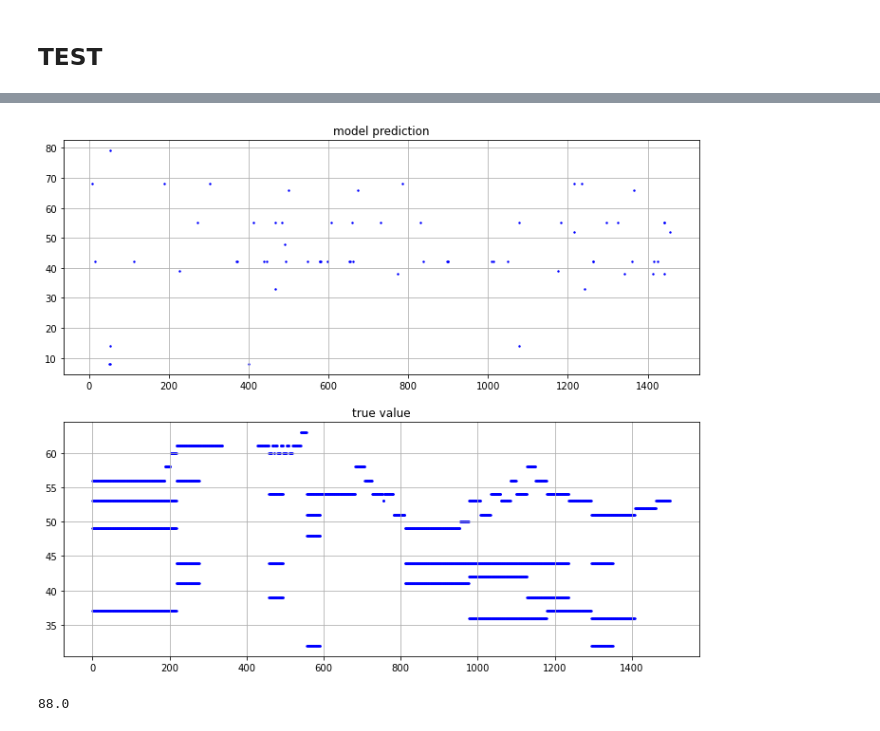
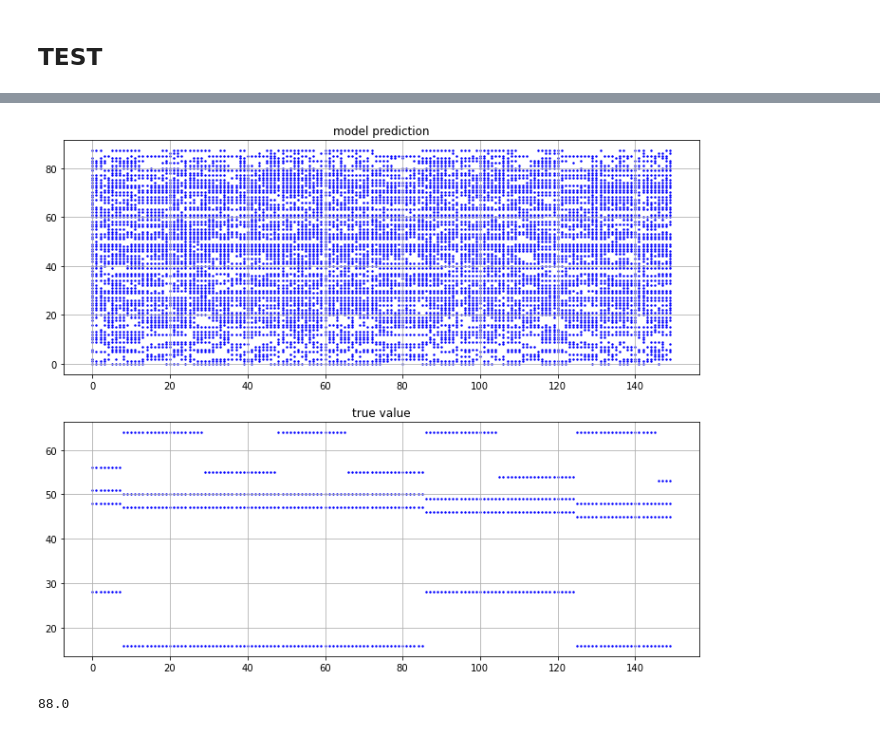
Before and after one commit to neennera/AI_single-music-note-classification, a Jupyter notebook: model_convo.ipynb, the cells around one changed output, grey strips where cells are left out. Cells and saved outputs as stored; diff of their text form; code cells hidden in the pictures.

Commit message:
Convo1d + LSTM(time) + Linear(time) + LSTM(log scale) + normalize

```diff
--- a/model_convo.ipynb
+++ b/model_convo.ipynb
@@ -203,9 +215,9 @@ model = model.to(device)
 # %%
 losses, metrics, baseline = [], [], []
 
-lr=0.01/3/3
-optimizer = torch.optim.Adam(model.parameters(), lr)
-model=Model()
-#model.load_state_dict(torch.load("weight/convo1/mymodel.pt"))
-get_epoch(4)
+#optimizer = torch.optim.SGD(model.parameters(), lr=10e-4/2./2/2/2/2, momentum=0.95)
+optimizer = torch.optim.SGD(model.parameters(), lr=0.01, momentum=0.95)
+#model=Model()
+model.load_state_dict(torch.load("weight/convo1/mymodel.pt"))
+get_epoch(15)
 torch.save(model.state_dict(), "weight/convo1/mymodel.pt")
@@ -224,22 +230,15 @@ with open('weight/convo1/acc_log.pkl', 'rb') as f:
     acc_log = pickle.load(f)
 with open('weight/convo1/lr_log.pkl', 'rb') as f:
     lr_log = pickle.load(f)
-
-for k in losses :
-    loss_log.append(float(k))
-for i in range(len(baseline)) :
-    lr_log.append(lr)
-acc_log = acc_log + metrics
-baseline_log = baseline_log + baseline
 # %% [markdown]
 ## Graph Represent
 # %%
-"""
-acc_log=[]
+lr=10e-4/2./2/2/2/2
+'''acc_log=[]
 baseline_log=[]
 loss_log=[]
-lr_log=[]
-"""
+lr_log=[]'''
+
 for k in losses :
     loss_log.append(float(k))
 for i in range(len(baseline)) :
@@ -315,6 +303,6 @@ plt.show()
 # %%
 x,y = next(iter(test))
-xy=model(x)
+xy=model(x[0])
 # %%
 tx = xy.detach().numpy()
 ty = y.detach().numpy()
@@ -322,25 +334,27 @@ tx = (tx>=0.5)
 # %%
-x=np.arange(0,len(tx[0]))
+id=5
+
+x=np.arange(0,len(tx[id]))
 fig,ax = plt.subplots(2,1, figsize=(8,8))
 ax[0].grid(), ax[1].grid()
 fig.set_figwidth(12)
 fig.set_figheight(10)
 
 ax[0].set_title('model prediction')
-for i in range(len(tx[0])):
+for i in range(150):
     for j in range(88) :
-        if(tx[0][i][j]==1) :
+        if(tx[i][j]==1) :
             ax[0].scatter(i,j, s=2,c="b")
 
 ax[1].set_title('true value')
-for i in range(len(ty[0])):
+for i in range(150):
     for j in range(88) :
-        if(ty[0][i][j]==1) :
+        if(ty[id][i][j]==1) :
             ax[1].scatter(i,j, s=2,c="b")
 
 plt.show()
 # %% [output]
-[figure, old version]
+[figure, new version]
 # %%
 #วัดตัวที่ทายผิดใน epoch test
 
```
Also changed, not shown: parts of 13 cells of this notebook, 5 other files.
